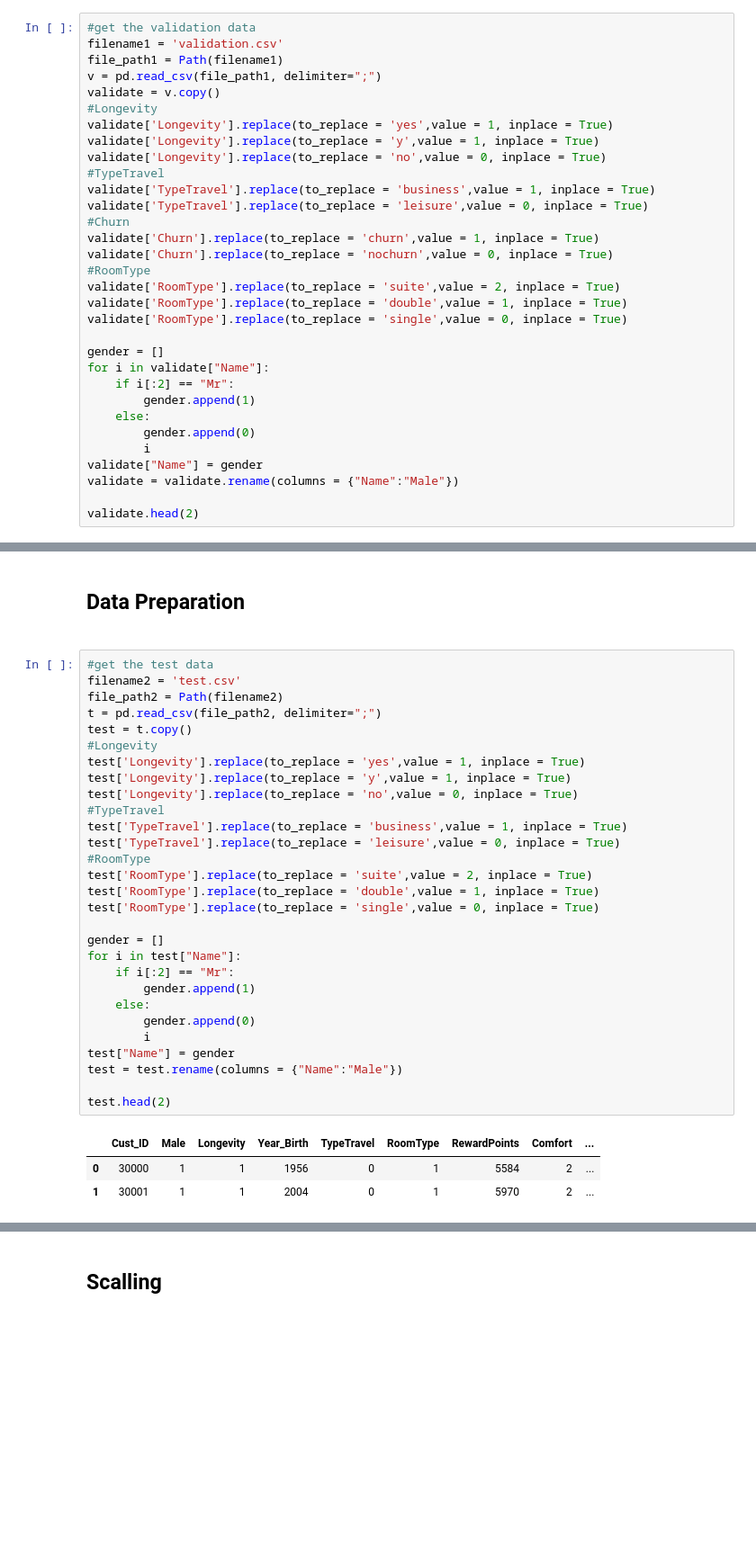
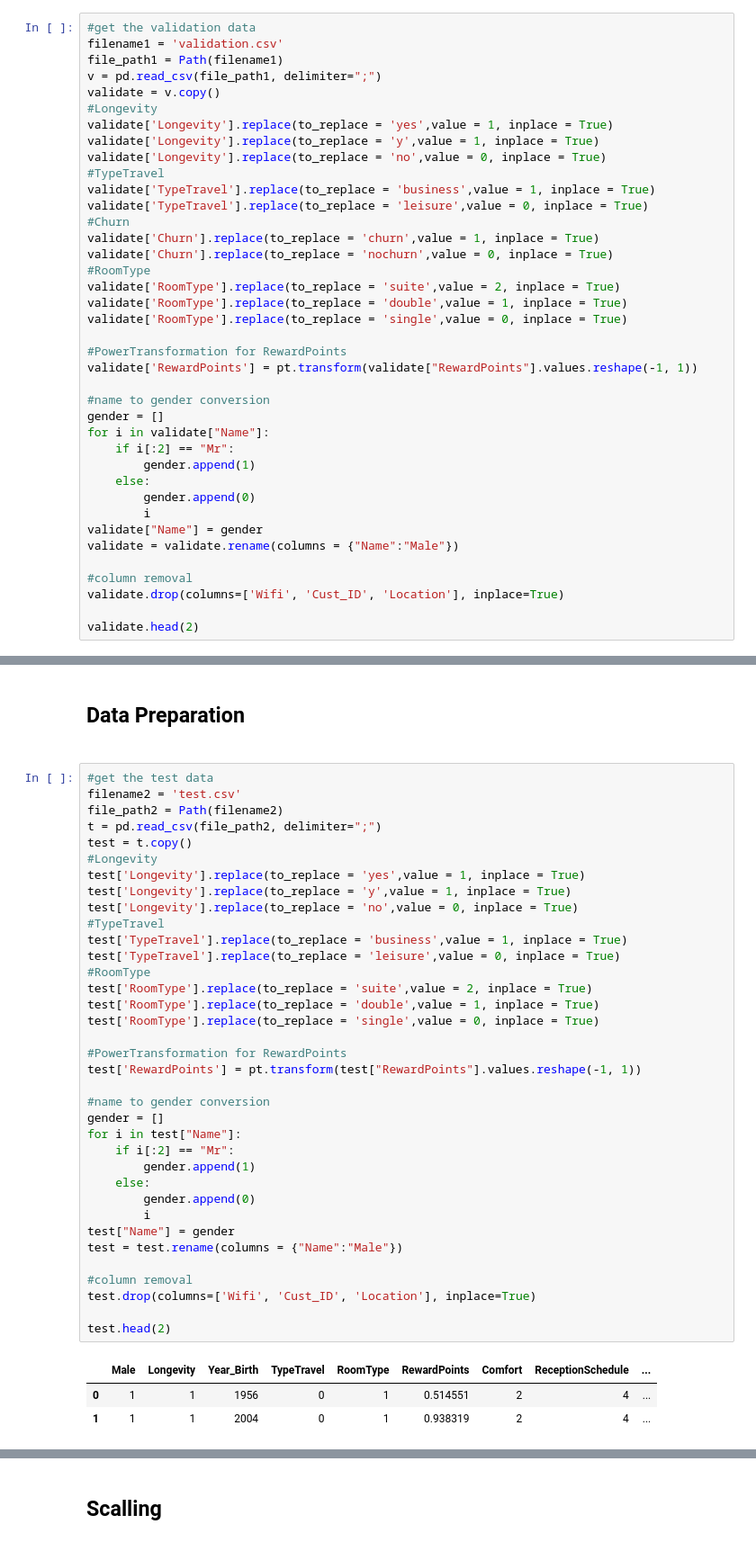
Before and after one commit to Leon209/Project_1-Supervised-Model, a Jupyter notebook: Project 1.ipynb, the cells around one changed output, grey strips where cells are left out. Shown at 90% size. Saved outputs shown, nothing was run; the diff lists cells and outputs as text; blank space fills up the shorter version.

```diff
--- a/Project 1.ipynb
+++ b/Project 1.ipynb
@@ -442,6 +474,10 @@ validate['RoomType'].replace(to_replace = 'suite',value = 2, inplace = True)
 validate['RoomType'].replace(to_replace = 'double',value = 1, inplace = True)
 validate['RoomType'].replace(to_replace = 'single',value = 0, inplace = True)
 
+#PowerTransformation for RewardPoints
+validate['RewardPoints'] = pt.transform(validate["RewardPoints"].values.reshape(-1, 1))
+
+#name to gender conversion
 gender = []
 for i in validate["Name"]:
     if i[:2] == "Mr":
@@ -452,5 +488,8 @@ for i in validate["Name"]:
 validate["Name"] = gender
 validate = validate.rename(columns = {"Name":"Male"})
 
+#column removal
+validate.drop(columns=['Wifi', 'Cust_ID', 'Location'], inplace=True)
+
 validate.head(2)
 # %% [output]
@@ -508,33 +545,40 @@ X_validate.head()
 # %%
 #get the test data
 filename2 = 'test.csv'
 file_path2 = Path(filename2)
 t = pd.read_csv(file_path2, delimiter=";")
 test = t.copy()
 #Longevity
 test['Longevity'].replace(to_replace = 'yes',value = 1, inplace = True)
 test['Longevity'].replace(to_replace = 'y',value = 1, inplace = True)
 test['Longevity'].replace(to_replace = 'no',value = 0, inplace = True)
 #TypeTravel
 test['TypeTravel'].replace(to_replace = 'business',value = 1, inplace = True)
 test['TypeTravel'].replace(to_replace = 'leisure',value = 0, inplace = True)
 #RoomType
 test['RoomType'].replace(to_replace = 'suite',value = 2, inplace = True)
 test['RoomType'].replace(to_replace = 'double',value = 1, inplace = True)
 test['RoomType'].replace(to_replace = 'single',value = 0, inplace = True)
 
+#PowerTransformation for RewardPoints
+test['RewardPoints'] = pt.transform(test["RewardPoints"].values.reshape(-1, 1))
+
+#name to gender conversion
 gender = []
 for i in test["Name"]:
     if i[:2] == "Mr":
         gender.append(1)
     else:
         gender.append(0)
         i
 test["Name"] = gender
 test = test.rename(columns = {"Name":"Male"})
 
+#column removal
+test.drop(columns=['Wifi', 'Cust_ID', 'Location'], inplace=True)
+
 test.head(2)
 # %% [output]
-|  | Cust_ID | Male | Longevity | Year_Birth | TypeTravel | RoomType | RewardPoints | Comfort | ... |
-| 0 | 30000 | 1 | 1 | 1956 | 0 | 1 | 5584 | 2 | ... |
-| 1 | 30001 | 1 | 1 | 2004 | 0 | 1 | 5970 | 2 | ... |
+|  | Male | Longevity | Year_Birth | TypeTravel | RoomType | RewardPoints | Comfort | ReceptionSchedule | ... |
+| 0 | 1 | 1 | 1956 | 0 | 1 | 0.514551 | 2 | 4 | ... |
+| 1 | 1 | 1 | 2004 | 0 | 1 | 0.938319 | 2 | 4 | ... |
```
Also changed, not shown: parts of 45 cells of this notebook.
